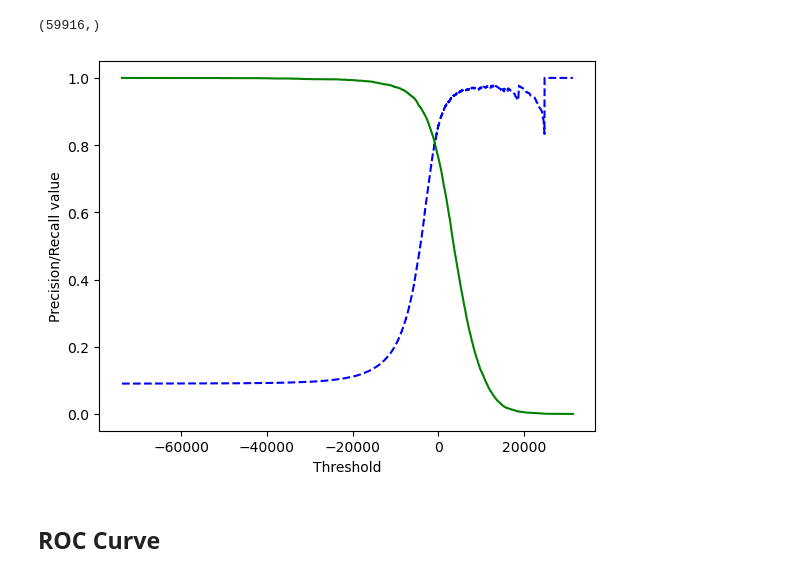
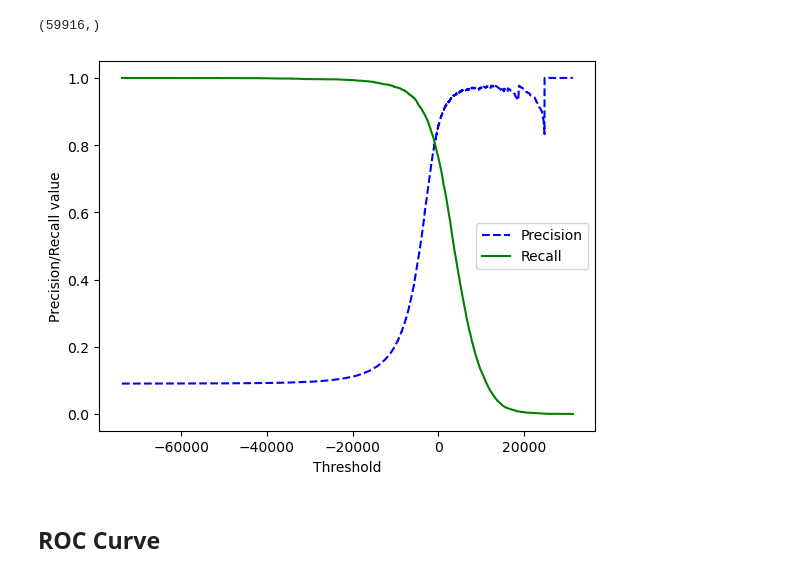
Before and after one commit to vsharma2510/Geron_book_exercises, a Jupyter notebook: Classification.ipynb, the cells around one changed output. Cells and saved outputs as stored; diff of their text form; code cells hidden in the pictures.

```diff
--- a/Classification.ipynb
+++ b/Classification.ipynb
@@ -156,14 +156,14 @@ recalls.shape
 # %%
 def plot_precision_recall_vs_threshold(precisions, recalls, thresholds):
     plt.plot(thresholds, precisions[:-1], "b--", label='Precision')
     plt.plot(thresholds, recalls[:-1], "g-", label='Recall')
     plt.xlabel('Threshold')
     plt.ylabel('Precision/Recall value')
-    plt.legend(loc='left')
+    plt.legend(loc='best')
 plot_precision_recall_vs_threshold(precisions, recalls, thresholds)
 plt.show()
 # %% [output]
-[figure, old version]
+[figure, new version]
 # %% [markdown]
 ## ROC Curve
 # %% [markdown]
```
Also changed, not shown: parts of 24 cells of this notebook.
